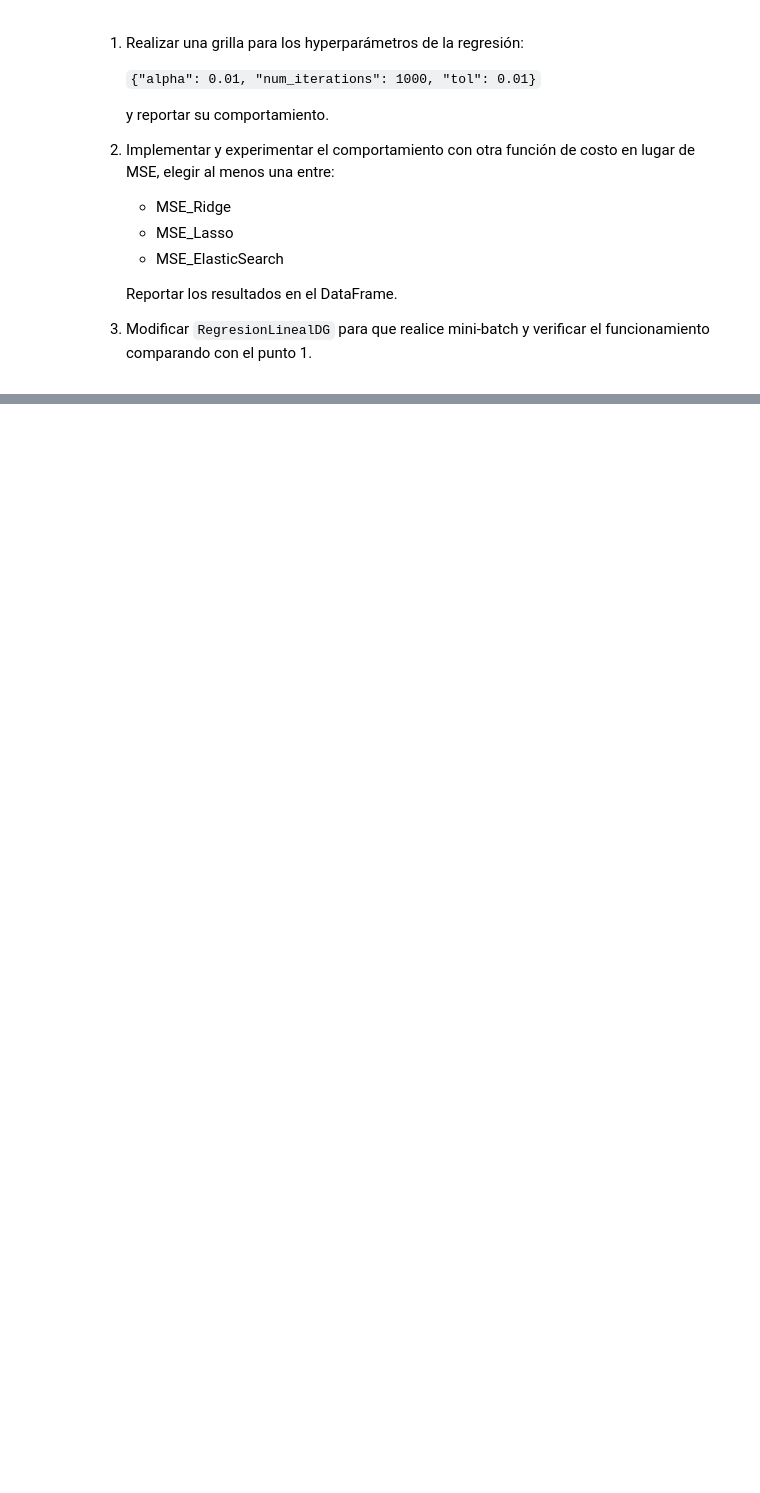
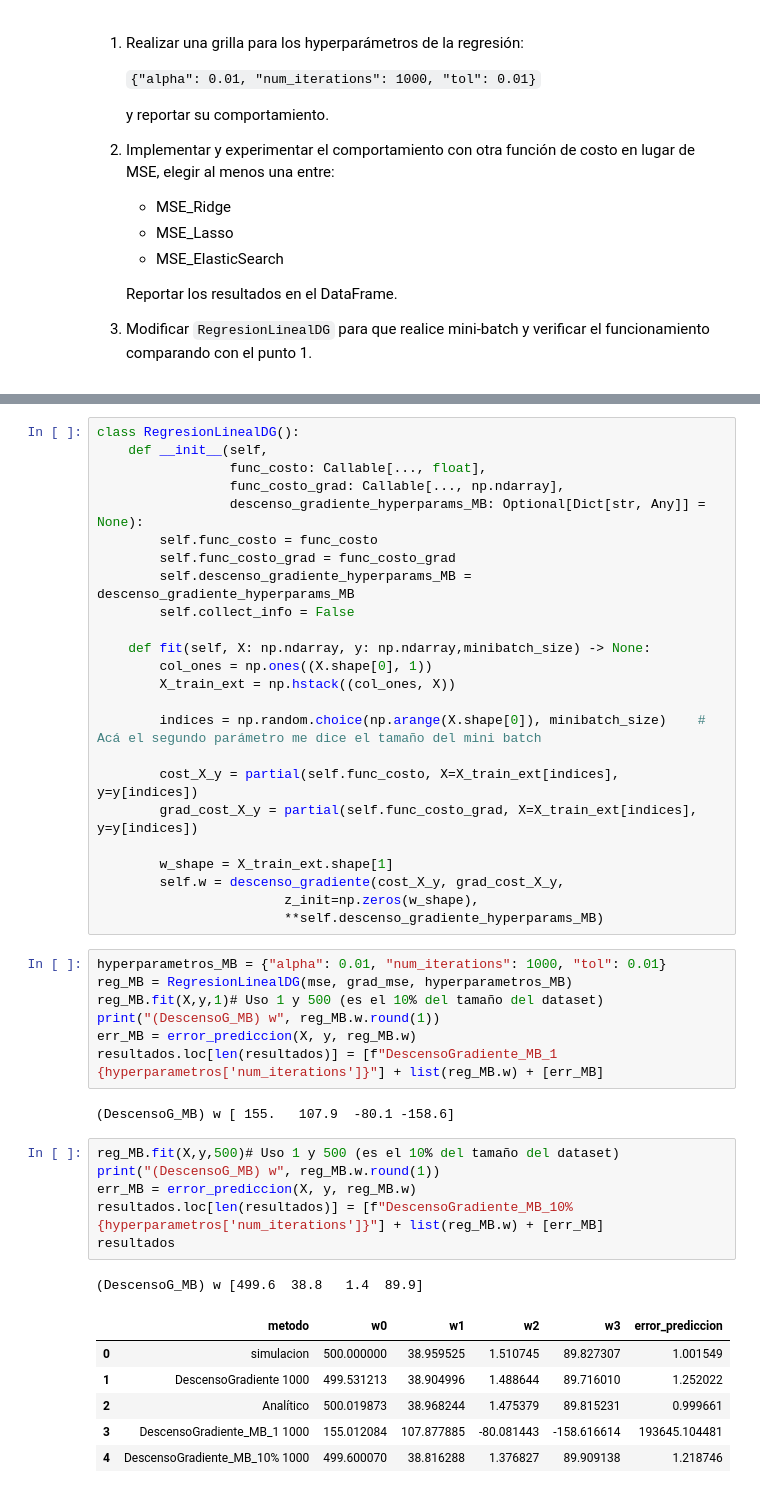
Before and after one commit to machulsky61/Aprendizaje-Automatico, a Jupyter notebook: Notebooks/notebook_08_descenso_gradiente-published.ipynb, the cells around one changed output, grey strips where cells are left out. Cells and saved outputs as stored; diff of their text form; blank space fills up the shorter version.

```diff
--- a/Notebooks/notebook_08_descenso_gradiente-published.ipynb
+++ b/Notebooks/notebook_08_descenso_gradiente-published.ipynb
@@ -193,0 +236,47 @@ resultados
+# %%
+class RegresionLinealDG():
+    def __init__(self,
+                 func_costo: Callable[..., float],
+                 func_costo_grad: Callable[..., np.ndarray],
+                 descenso_gradiente_hyperparams_MB: Optional[Dict[str, Any]] = None):
+        self.func_costo = func_costo
+        self.func_costo_grad = func_costo_grad
+        self.descenso_gradiente_hyperparams_MB = descenso_gradiente_hyperparams_MB
+        self.collect_info = False
+
+    def fit(self, X: np.ndarray, y: np.ndarray,minibatch_size) -> None:
+        col_ones = np.ones((X.shape[0], 1))
+        X_train_ext = np.hstack((col_ones, X))
+
+        indices = np.random.choice(np.arange(X.shape[0]), minibatch_size)    # Acá el segundo parámetro me dice el tamaño del mini batch
+
+        cost_X_y = partial(self.func_costo, X=X_train_ext[indices], y=y[indices])
+        grad_cost_X_y = partial(self.func_costo_grad, X=X_train_ext[indices], y=y[indices])
+
+        w_shape = X_train_ext.shape[1]
+        self.w = descenso_gradiente(cost_X_y, grad_cost_X_y,
+                        z_init=np.zeros(w_shape),
+                        **self.descenso_gradiente_hyperparams_MB)
+# %%
+hyperparametros_MB = {"alpha": 0.01, "num_iterations": 1000, "tol": 0.01}
+reg_MB = RegresionLinealDG(mse, grad_mse, hyperparametros_MB)
+reg_MB.fit(X,y,1)# Uso 1 y 500 (es el 10% del tamaño del dataset)
+print("(DescensoG_MB) w", reg_MB.w.round(1))
+err_MB = error_prediccion(X, y, reg_MB.w)
+resultados.loc[len(resultados)] = [f"DescensoGradiente_MB_1 {hyperparametros['num_iterations']}"] + list(reg_MB.w) + [err_MB]
+# %% [output]
+(DescensoG_MB) w [ 155.   107.9  -80.1 -158.6]
+# %%
+reg_MB.fit(X,y,500)# Uso 1 y 500 (es el 10% del tamaño del dataset)
+print("(DescensoG_MB) w", reg_MB.w.round(1))
+err_MB = error_prediccion(X, y, reg_MB.w)
+resultados.loc[len(resultados)] = [f"DescensoGradiente_MB_10% {hyperparametros['num_iterations']}"] + list(reg_MB.w) + [err_MB]
+resultados
+# %% [output]
+(DescensoG_MB) w [499.6  38.8   1.4  89.9]
+|  | metodo | w0 | w1 | w2 | w3 | error_prediccion |
+| 0 | simulacion | 500.000000 | 38.959525 | 1.510745 | 89.827307 | 1.001549 |
+| 1 | DescensoGradiente 1000 | 499.531213 | 38.904996 | 1.488644 | 89.716010 | 1.252022 |
+| 2 | Analítico | 500.019873 | 38.968244 | 1.475379 | 89.815231 | 0.999661 |
+| 3 | DescensoGradiente_MB_1 1000 | 155.012084 | 107.877885 | -80.081443 | -158.616614 | 193645.104481 |
+| 4 | DescensoGradiente_MB_10% 1000 | 499.600070 | 38.816288 | 1.376827 | 89.909138 | 1.218746 |
```
Also changed, not shown: parts of 9 cells of this notebook, 1 other file.
